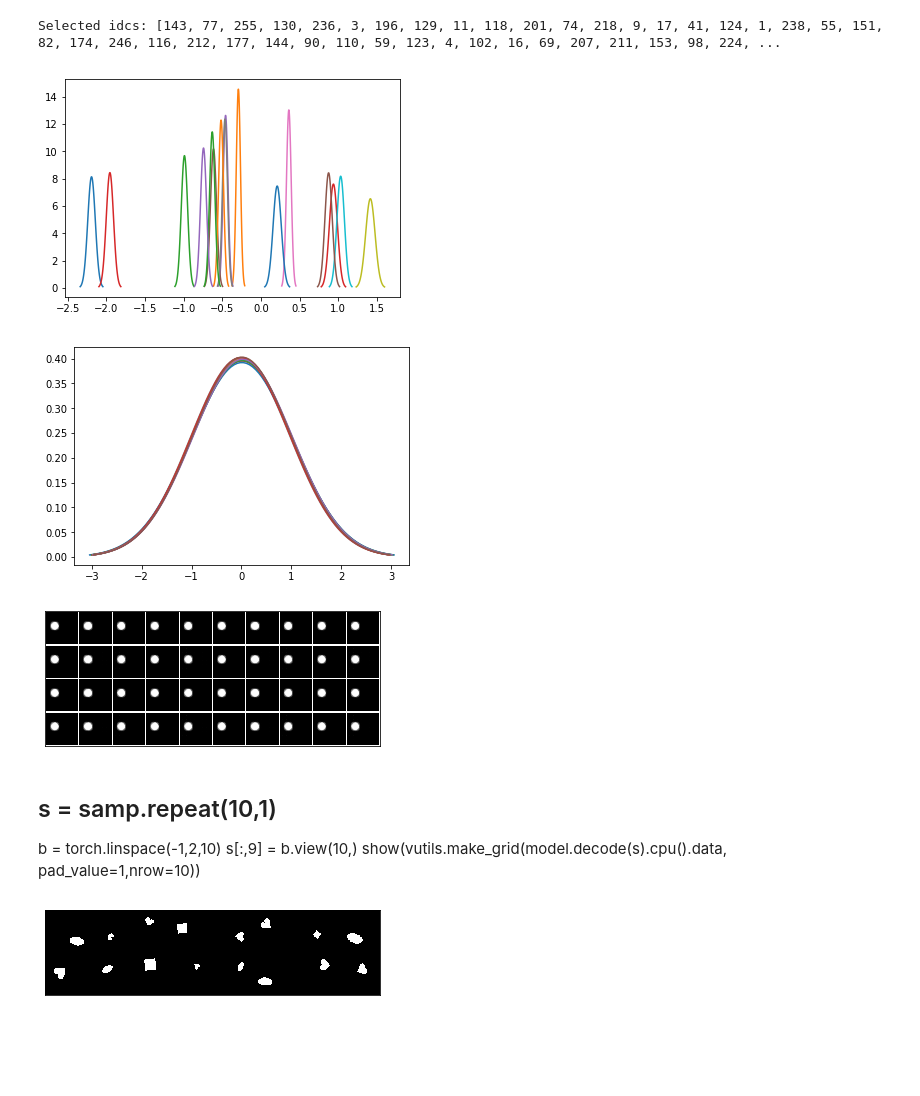
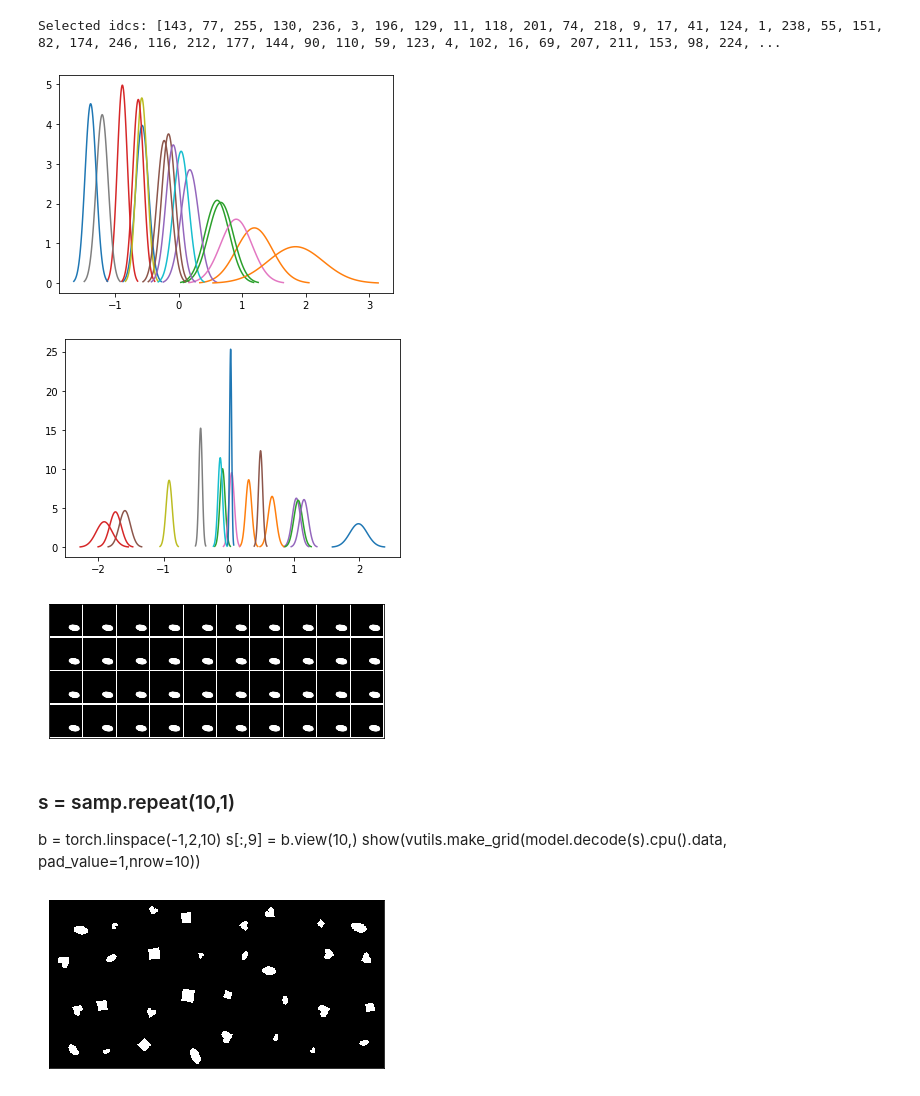
Before and after one commit to VaishnaviSPatil/Notebooks, a Jupyter notebook: protovae_64.ipynb, the cells around one changed output. Saved outputs shown, nothing was run; the diff lists cells and outputs as text; code cells hidden in the pictures; blank space fills up the shorter version.

```diff
--- a/protovae_64.ipynb
+++ b/protovae_64.ipynb
@@ -197,9 +198,10 @@ if __name__ == "__main__":
     model = VAE(img_size=img_size, z=z, use_cuda=use_cuda)
     if use_cuda:
         model.cuda()
-    checkpoint = torch.load('twointc2weights_e5_z10_b1_g0_lr0.0005_bs128_s1123_r[5, 5, 5, 1]_d5',map_location=torch.device('cpu'))
+    checkpoint = torch.load('../resultsnpair/realdetmulabssupconweights_e50_z10_b1_g0_lr[0.0005, 0.0005, 0.0001]_bs128_s1123_r[10, 0, 10, 0]_d3',map_location=torch.device('cpu'))
     plots = ['samples', 'reconstruct-traverse']
-    loss_file = 'newc2losses_e30_z10_b1_g5_lr0.0005_bs128_s1123_r[10, 10, 10, 0]_d5.json'
+    loss_file = '../resultsnpair/realdetmulabssupconlosses_e50_z10_b1_g0_lr[0.0005, 0.0005, 0.0001]_bs128_s1123_r[10, 0, 10, 0]_d3.json'
+
 
 
     #
@@ -214,7 +216,7 @@ test_labels = torch.from_numpy(np.load('../dsprites/dsprites_latent_values_test.
 
 test_dataset = torch.utils.data.TensorDataset(test_data,test_labels)
 
-test_loader = torch.utils.data.DataLoader(test_dataset, batch_size = 16, shuffle=True,
+test_loader = torch.utils.data.DataLoader(test_dataset, batch_size = 32, shuffle=True,
 drop_last=True)
 # %%
 ################## yann visualizations ########################################
@@ -648,30 +650,30 @@ valid_reconstructions = model.decode(latent_sample)
 # %%
 import matplotlib.pyplot as plt
 import numpy as np
 import scipy.stats as stats
 import math
 
 
-lat=6
+lat=4
 for i in range(16):
     mu = latent_dist[0][i,lat].detach().numpy()
     variance = latent_dist[1][i,lat].exp().detach().numpy()
     sigma = math.sqrt(variance)
     x = np.linspace(mu - 3*sigma, mu + 3*sigma, 100)
     #plt.xlim([-2,2])
     plt.plot(x, stats.norm.pdf(x, mu, sigma))#, c = (labels[i,5].detach().numpy().tolist(),0.2,0.5))
 plt.show()
-lat=7
+lat=5
 for i in range(16):
     mu = latent_dist[0][i,lat].detach().numpy()
     variance = latent_dist[1][i,lat].exp().detach().numpy()
     sigma = math.sqrt(variance)
     x = np.linspace(mu - 3*sigma, mu + 3*sigma, 100)
     plt.plot(x, stats.norm.pdf(x, mu, sigma))#, c = (labels[i,3].detach().numpy().tolist(),0.2,0.5))
 plt.show()
 # %% [output]
-[figure, old version]
+[figure, new version]
-[figure, old version]
+[figure, new version]
 # %%
 # print(latent_dist[1])
 # %%
@@ -682,16 +684,16 @@ def show(img):
     fig.axes.get_yaxis().set_visible(False)
     #return fig
 # %%
-samp = latent_sample[3]
+samp = latent_sample[0]
 s = samp.repeat(40,1)
 
 b = torch.linspace(-2,2,40)
 s[:,9] = b.view(40,)
 show(vutils.make_grid(model.decode(s).cpu().data, pad_value=1,nrow=10))
 # %% [output]
-[figure, old version]
+[figure, new version]
 # %% [markdown]
-## s = samp.repeat(10,1)
+### s = samp.repeat(10,1)
 
 b = torch.linspace(-1,2,10)
 s[:,9] = b.view(10,)
@@ -717,4 +728,4 @@ show(vutils.make_grid(model.decode(s).cpu().data, pad_value=1,nrow=10))
 # %%
 show(vutils.make_grid(valid_originals.cpu()))
 # %% [output]
-[figure, old version]
+[figure, new version]
```
Also changed, not shown: parts of 115 cells of this notebook, 2 other files.
